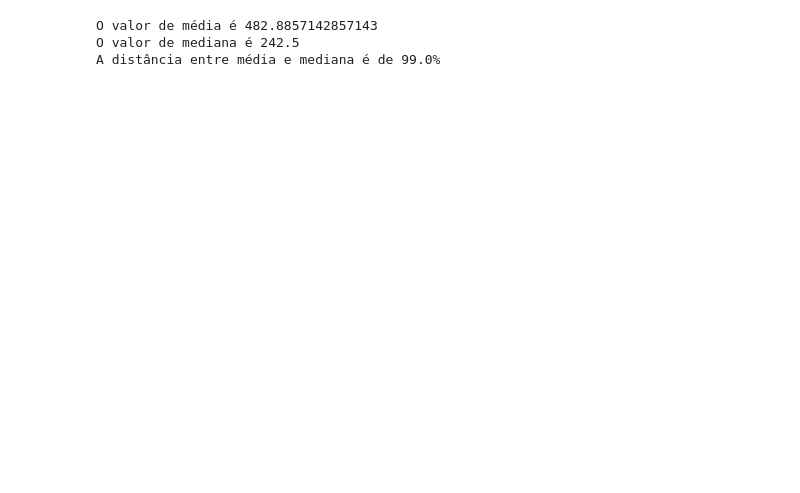
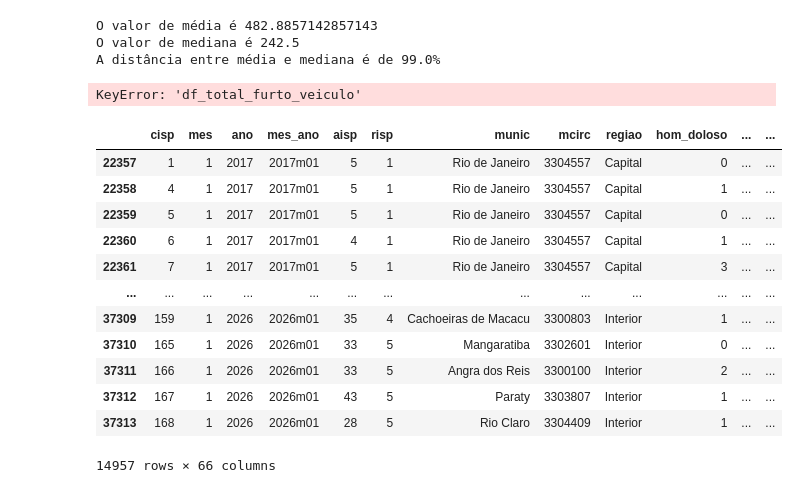
Before and after one commit to mariachanrj-ai/SENAC-DADOS-26, a Jupyter notebook: ex01.ipynb, the cells around one changed output. Drawn from its saved outputs; the diff is of its cells as text; code cells hidden in the pictures; blank space fills up the shorter version.

Commit message:
Add files via upload
Dados para detecção de outliers

```diff
--- a/ex01.ipynb
+++ b/ex01.ipynb
@@ -269,3 +297,36 @@ A distância entre média e mediana é de 99.0%
 # %%
 munic = df.groupby('munic').size().reset_index(name='quantidade') #contar os municipios
 munic
+# %%
+#Qual delegacia destoa das demais o que diz respeito a ocorrencias relacionadas à veículos na capital?
+#Na última década, alguma região da cidade pode ser considerada outlier sobre as ocorreências de furto de veículos?
+
+df_capital = df[df['regiao'] == 'Capital']
+df_veiculos_cisp = df_capital.groupby('cisp')[['furto_veiculos','roubo_veiculo']].sum().reset_index()
+df_veiculos_cisp['total_veiculos'] = df_veiculos_cisp['furto_veiculos'] + df_veiculos_cisp['roubo_veiculo']
+array_veiculos = np.array(df_veiculos_cisp['total_veiculos'])
+q1_veiculos = np.percentile(array_veiculos, 25)
+q2_veiculos = np.percentile(array_veiculos, 50)
+q3_veiculos = np.percentile(array_veiculos, 75)
+limite_inferior_veiculos = q1_veiculos - 1.5*(q3_veiculos - q1_veiculos)
+# %% [output]
+KeyError: 'df_total_furto_veiculo'
+# %%
+#lapso temporal
+max_ano = max(df['ano'])
+df_decada = df.loc[df['ano'] > max_ano - 10]  #retorna os dados dos últimos 10 anos
+df_decada
+# %% [output]
+|  | cisp | mes | ano | mes_ano | aisp | risp | munic | mcirc | regiao | hom_doloso | ... | ... |
+| 22357 | 1 | 1 | 2017 | 2017m01 | 5 | 1 | Rio de Janeiro | 3304557 | Capital | 0 | ... | ... |
+| 22358 | 4 | 1 | 2017 | 2017m01 | 5 | 1 | Rio de Janeiro | 3304557 | Capital | 1 | ... | ... |
+| 22359 | 5 | 1 | 2017 | 2017m01 | 5 | 1 | Rio de Janeiro | 3304557 | Capital | 0 | ... | ... |
+| 22360 | 6 | 1 | 2017 | 2017m01 | 4 | 1 | Rio de Janeiro | 3304557 | Capital | 1 | ... | ... |
+| 22361 | 7 | 1 | 2017 | 2017m01 | 5 | 1 | Rio de Janeiro | 3304557 | Capital | 3 | ... | ... |
+| ... | ... | ... | ... | ... | ... | ... | ... | ... | ... | ... | ... | ... |
+| 37309 | 159 | 1 | 2026 | 2026m01 | 35 | 4 | Cachoeiras de Macacu | 3300803 | Interior | 1 | ... | ... |
+| 37310 | 165 | 1 | 2026 | 2026m01 | 33 | 5 | Mangaratiba | 3302601 | Interior | 0 | ... | ... |
+| 37311 | 166 | 1 | 2026 | 2026m01 | 33 | 5 | Angra dos Reis | 3300100 | Interior | 2 | ... | ... |
+| 37312 | 167 | 1 | 2026 | 2026m01 | 43 | 5 | Paraty | 3303807 | Interior | 1 | ... | ... |
+| 37313 | 168 | 1 | 2026 | 2026m01 | 28 | 5 | Rio Claro | 3304409 | Interior | 1 | ... | ... |
+14957 rows × 66 columns
```
Also changed, not shown: parts of 4 cells of this notebook.
